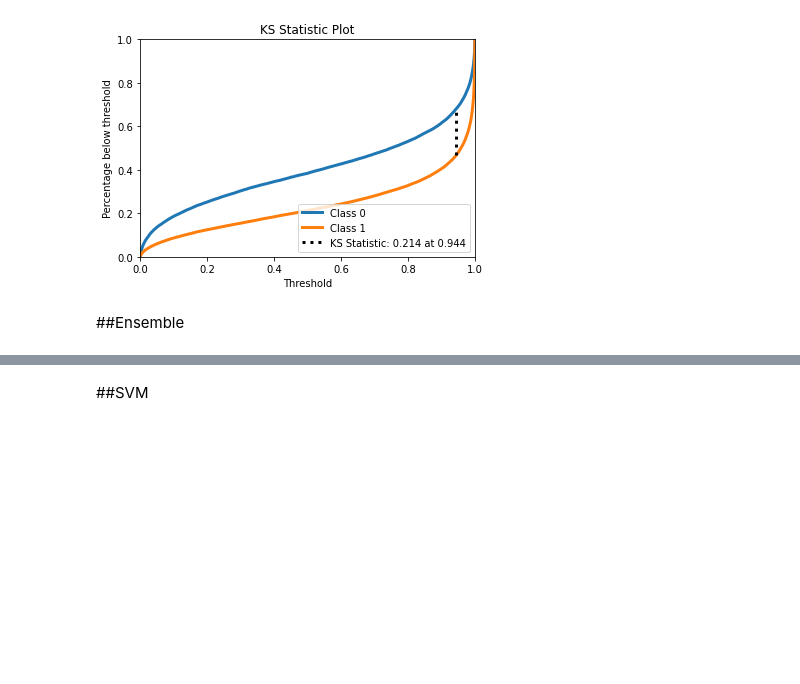
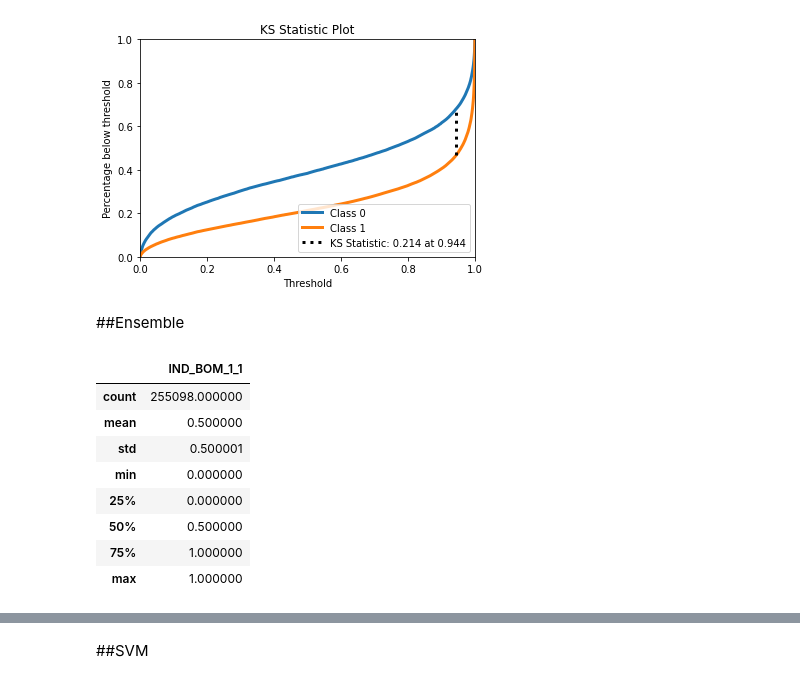
Before and after one commit to LucasThierry/Neural-Networks-21.1, a Jupyter notebook: Projeto.ipynb, the cells around one changed output, grey strips where cells are left out. Cells and saved outputs as stored; diff of their text form; code cells hidden in the pictures; blank space fills up the shorter version.

```diff
--- a/Projeto.ipynb
+++ b/Projeto.ipynb
@@ -1159,0 +1179,12 @@ X has feature names, but GradientBoostingClassifier was fitted without feature n
+# %%
+y_train2.describe()
+# %% [output]
+|  | IND_BOM_1_1 |
+| count | 255098.000000 |
+| mean | 0.500000 |
+| std | 0.500001 |
+| min | 0.000000 |
+| 25% | 0.000000 |
+| 50% | 0.500000 |
+| 75% | 1.000000 |
+| max | 1.000000 |
```
Also changed, not shown: parts of 9 cells of this notebook.
